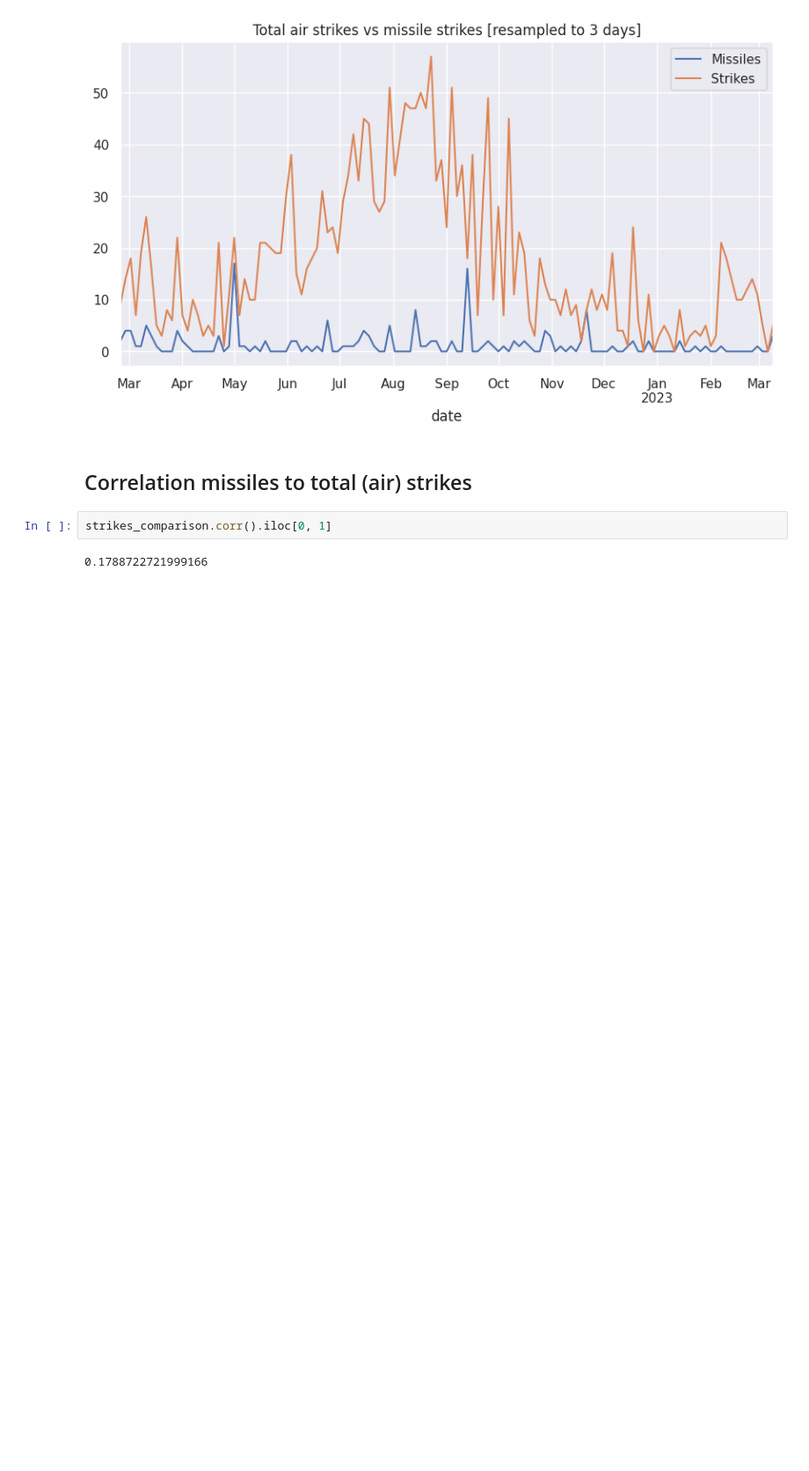
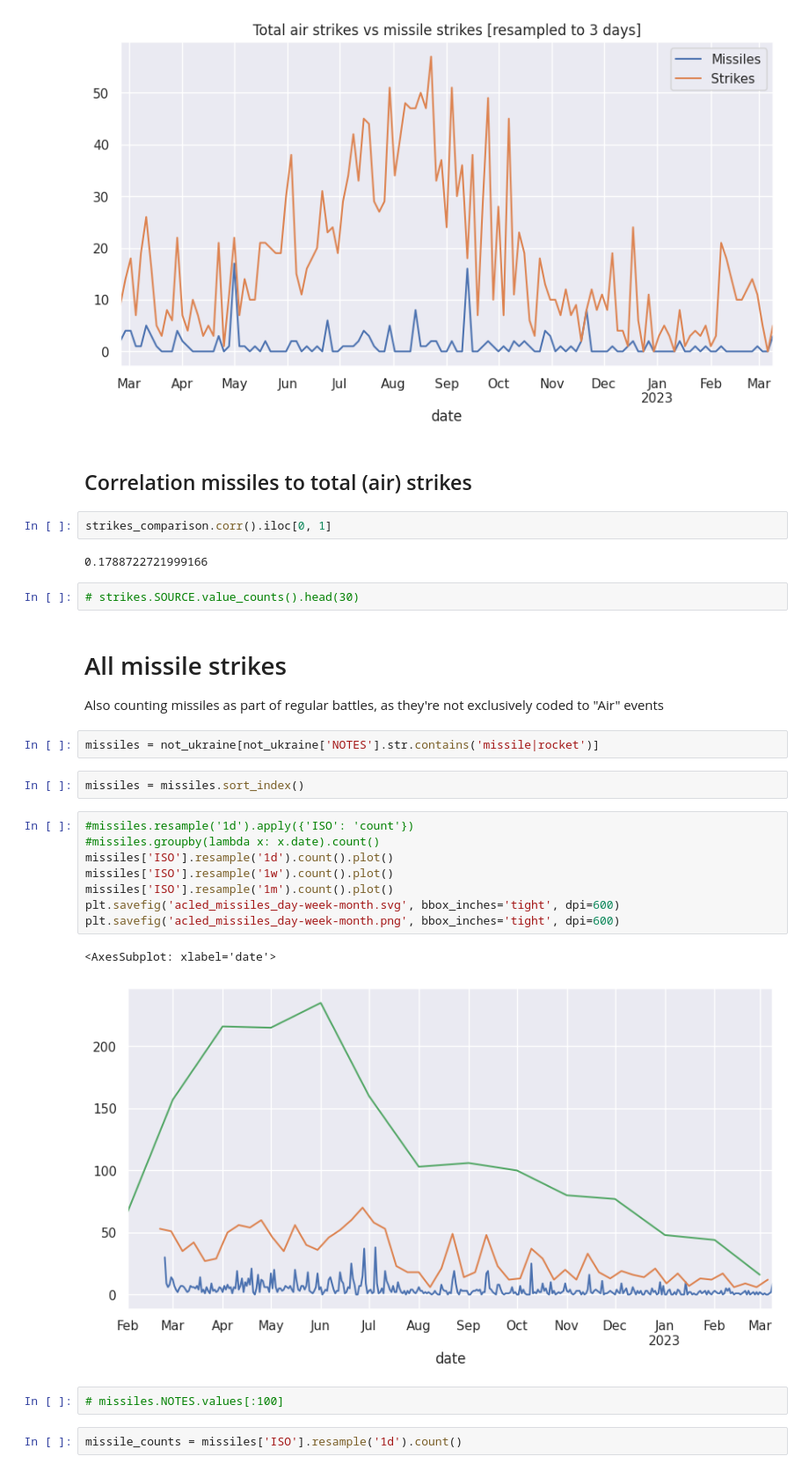
Before and after one commit to conflict-investigations/acled-analysis, a Jupyter notebook: acled_analysis.ipynb, the cells around one changed output. Shown at 88% size. Saved outputs shown, nothing was run; the diff lists cells and outputs as text; blank space fills up the shorter version.

```diff
--- a/acled_analysis.ipynb
+++ b/acled_analysis.ipynb
@@ -230,3 +132,27 @@ plt.savefig('acled_air_vs_missile_strikes.png', bbox_inches='tight', dpi=600)
 strikes_comparison.corr().iloc[0, 1]
 # %% [output]
 0.1788722721999166
+# %%
+# strikes.SOURCE.value_counts().head(30)
+# %% [markdown]
+# All missile strikes
+Also counting missiles as part of regular battles, as they're not exclusively coded to "Air" events
+# %%
+missiles = not_ukraine[not_ukraine['NOTES'].str.contains('missile|rocket')]
+# %%
+missiles = missiles.sort_index()
+# %%
+#missiles.resample('1d').apply({'ISO': 'count'})
+#missiles.groupby(lambda x: x.date).count()
+missiles['ISO'].resample('1d').count().plot()
+missiles['ISO'].resample('1w').count().plot()
+missiles['ISO'].resample('1m').count().plot()
+plt.savefig('acled_missiles_day-week-month.svg', bbox_inches='tight', dpi=600)
+plt.savefig('acled_missiles_day-week-month.png', bbox_inches='tight', dpi=600)
+# %% [output]
+<AxesSubplot: xlabel='date'>
+[figure, added]
+# %%
+# missiles.NOTES.values[:100]
+# %%
+missile_counts = missiles['ISO'].resample('1d').count()
```
Also changed, not shown: parts of 46 cells of this notebook.
